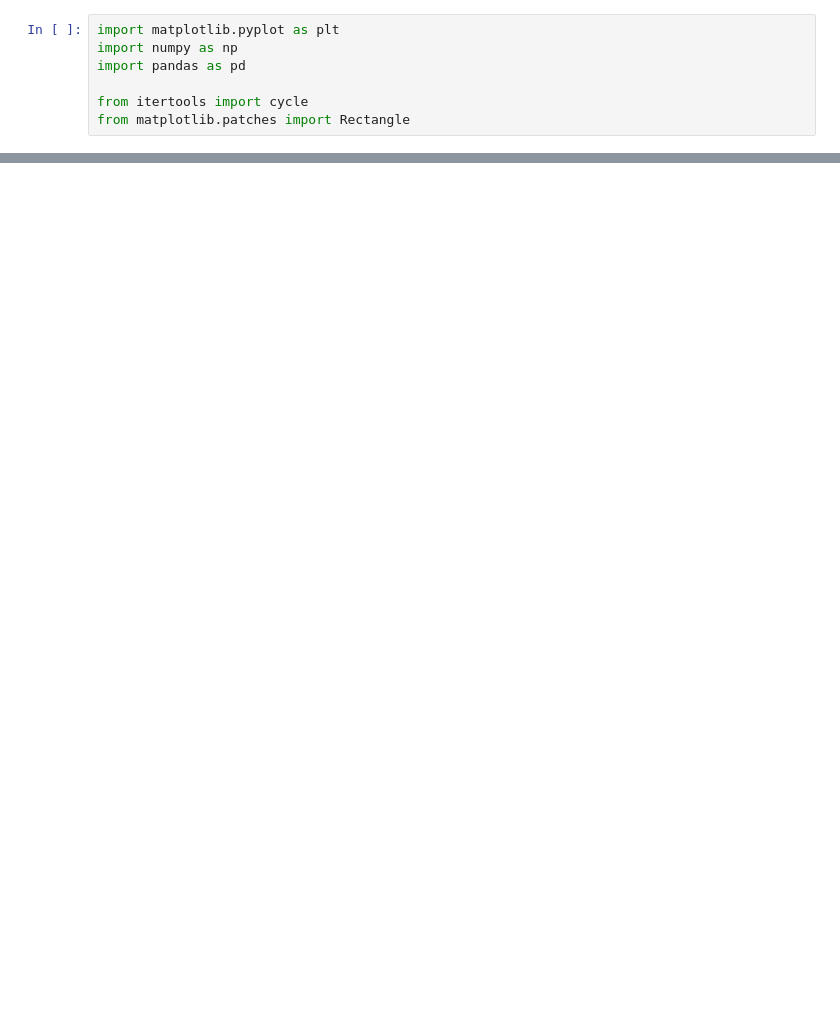
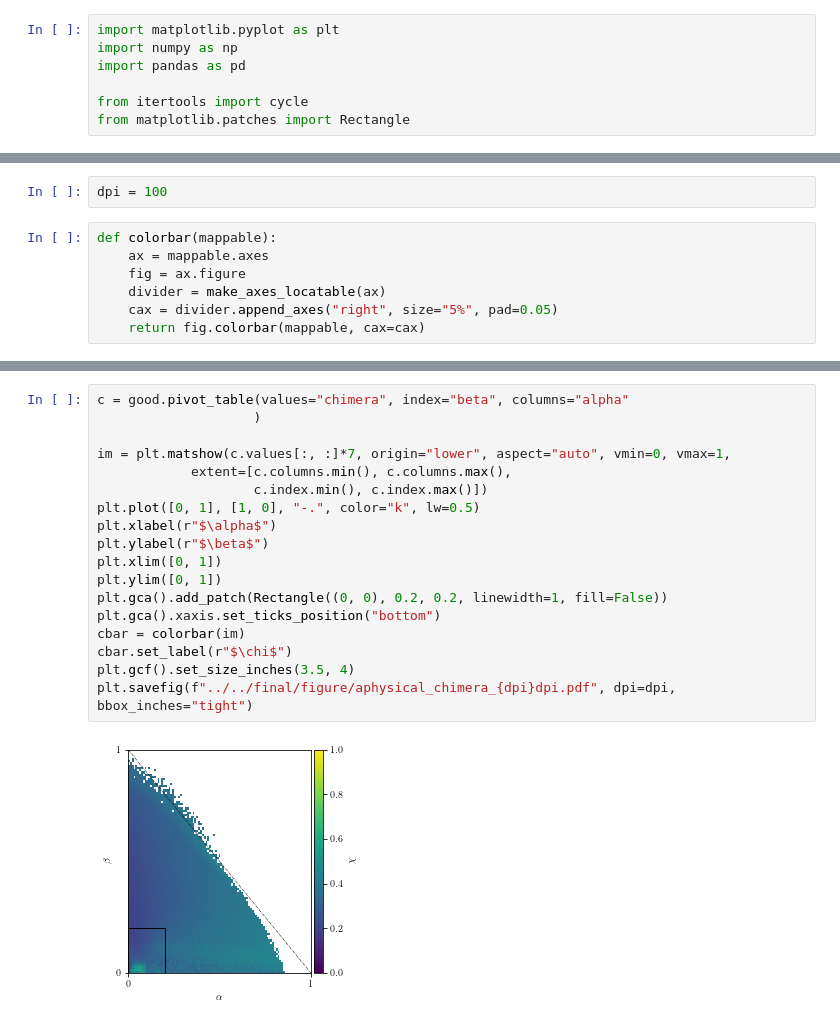
Before and after one commit to henmitch/chimera-2019, a Jupyter notebook: code/python/landscape_analysis.ipynb, the cells around one changed output, grey strips where cells are left out. Saved outputs shown, nothing was run; the diff lists cells and outputs as text; blank space fills up the shorter version.

```diff
--- a/code/python/landscape_analysis.ipynb
+++ b/code/python/landscape_analysis.ipynb
@@ -8,3 +10,12 @@ from matplotlib.patches import Rectangle
+# %%
+dpi = 100
+# %%
+def colorbar(mappable):
+    ax = mappable.axes
+    fig = ax.figure
+    divider = make_axes_locatable(ax)
+    cax = divider.append_axes("right", size="5%", pad=0.05)
+    return fig.colorbar(mappable, cax=cax)
 # %%
 ! rsync --progress "bluemoon-user1.uvm.edu:thesis/data/shanahan.csv" "../../data/shanahan.csv"
 # %% [output]
@@ -84,0 +119,20 @@ plt.gcf().set_size_inches(4, 4)
+# %%
+c = good.pivot_table(values="chimera", index="beta", columns="alpha"
+                    )
+
+im = plt.matshow(c.values[:, :]*7, origin="lower", aspect="auto", vmin=0, vmax=1,
+            extent=[c.columns.min(), c.columns.max(),
+                    c.index.min(), c.index.max()])
+plt.plot([0, 1], [1, 0], "-.", color="k", lw=0.5)
+plt.xlabel(r"$\alpha$")
+plt.ylabel(r"$\beta$")
+plt.xlim([0, 1])
+plt.ylim([0, 1])
+plt.gca().add_patch(Rectangle((0, 0), 0.2, 0.2, linewidth=1, fill=False))
+plt.gca().xaxis.set_ticks_position("bottom")
+cbar = colorbar(im)
+cbar.set_label(r"$\chi$")
+plt.gcf().set_size_inches(3.5, 4)
+plt.savefig(f"../../final/figure/aphysical_chimera_{dpi}dpi.pdf", dpi=dpi, bbox_inches="tight")
+# %% [output]
+[figure, added]
```
Also changed, not shown: parts of 20 cells of this notebook, 9 other files.
